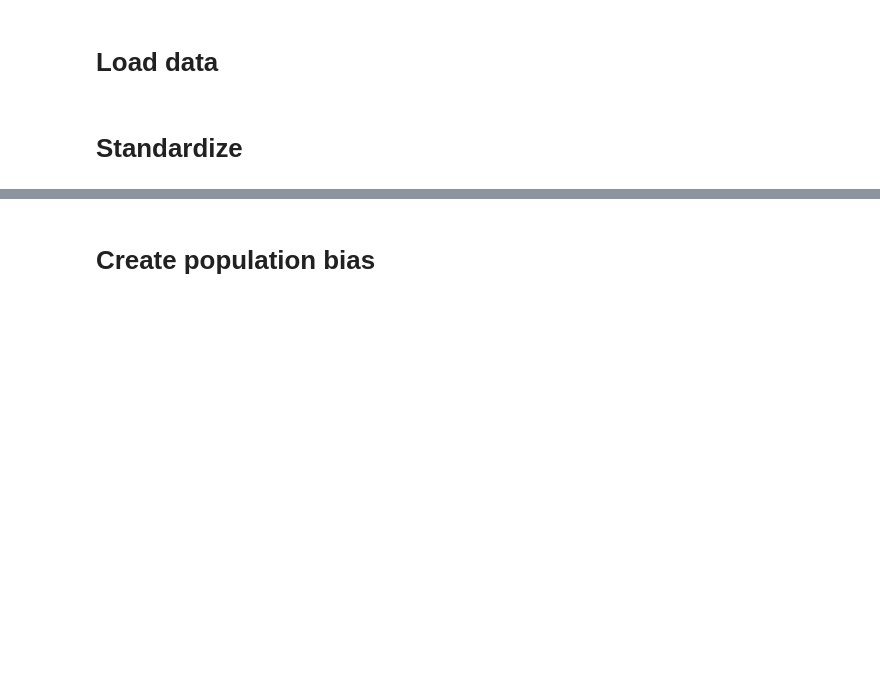
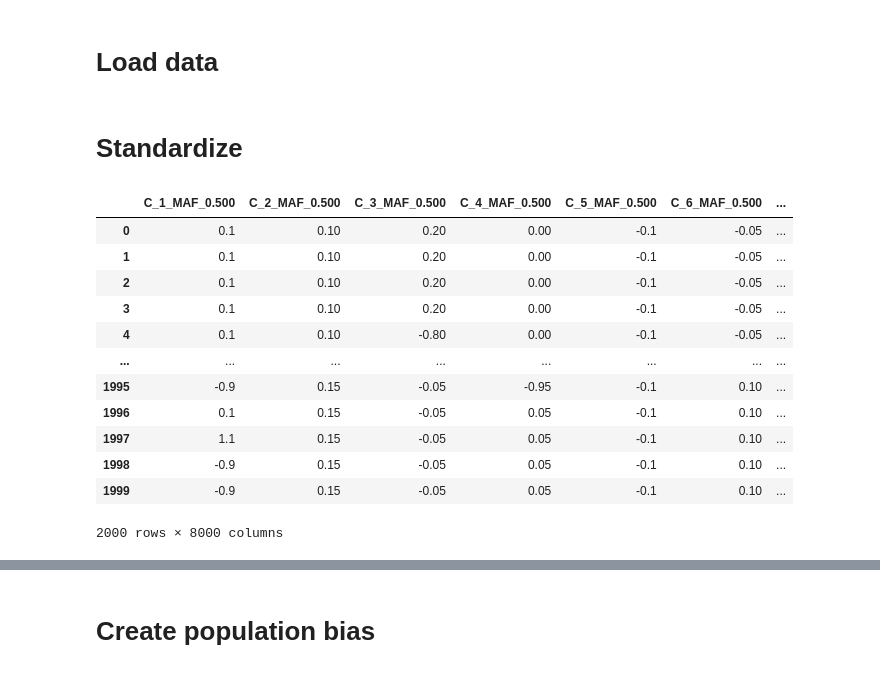
Before and after one commit to mat2m10/chasm, a Jupyter notebook: notebooks/coalescence_simulation_notebooks/Proof_of_Concept.ipynb, the cells around one changed output, grey strips where cells are left out. Drawn from its saved outputs; the diff is of its cells as text; code cells hidden in the pictures; blank space fills up the shorter version.

```diff
--- a/notebooks/coalescence_simulation_notebooks/Proof_of_Concept.ipynb
+++ b/notebooks/coalescence_simulation_notebooks/Proof_of_Concept.ipynb
@@ -42,4 +42,20 @@ minaf_tot = minaf.mean()
 geno_std = raw_geno - (majaf_tot-minaf_tot)
 geno_std =geno_std/hetaf_tot**0.5
 geno_corr_std = raw_geno - (majaf-minaf)
-geno_corr_std = geno_corr_std/hetaf_tot**0.5
+#geno_corr_std = geno_corr_std/hetaf_tot**0.5
+# %%
+geno_corr_std
+# %% [output]
+|  | C_1_MAF_0.500 | C_2_MAF_0.500 | C_3_MAF_0.500 | C_4_MAF_0.500 | C_5_MAF_0.500 | C_6_MAF_0.500 | ... |
+| 0 | 0.1 | 0.10 | 0.20 | 0.00 | -0.1 | -0.05 | ... |
+| 1 | 0.1 | 0.10 | 0.20 | 0.00 | -0.1 | -0.05 | ... |
+| 2 | 0.1 | 0.10 | 0.20 | 0.00 | -0.1 | -0.05 | ... |
+| 3 | 0.1 | 0.10 | 0.20 | 0.00 | -0.1 | -0.05 | ... |
+| 4 | 0.1 | 0.10 | -0.80 | 0.00 | -0.1 | -0.05 | ... |
+| ... | ... | ... | ... | ... | ... | ... | ... |
+| 1995 | -0.9 | 0.15 | -0.05 | -0.95 | -0.1 | 0.10 | ... |
+| 1996 | 0.1 | 0.15 | -0.05 | 0.05 | -0.1 | 0.10 | ... |
+| 1997 | 1.1 | 0.15 | -0.05 | 0.05 | -0.1 | 0.10 | ... |
+| 1998 | -0.9 | 0.15 | -0.05 | 0.05 | -0.1 | 0.10 | ... |
+| 1999 | -0.9 | 0.15 | -0.05 | 0.05 | -0.1 | 0.10 | ... |
+2000 rows × 8000 columns
```
Also changed, not shown: parts of 7 cells of this notebook, 1 other file.
